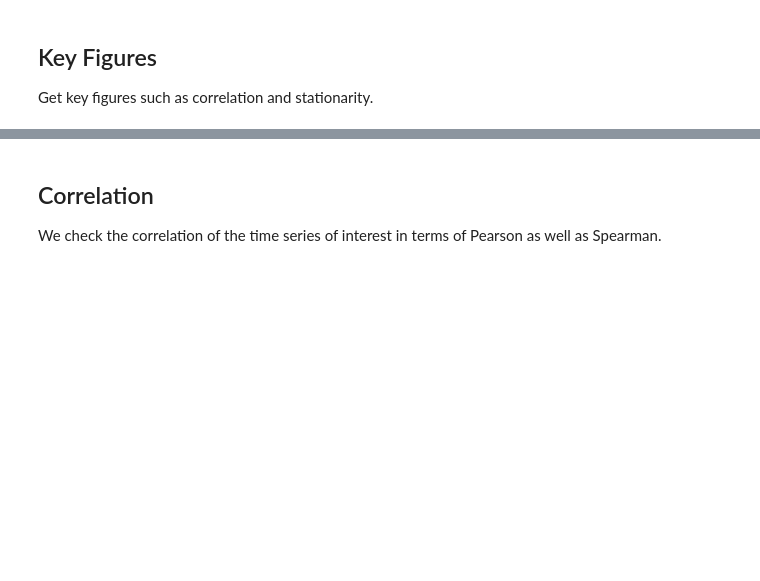
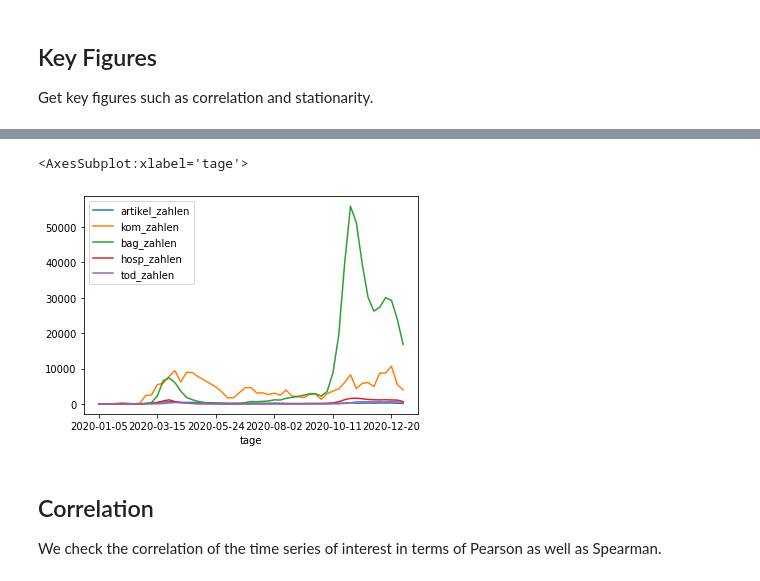
Before and after one commit to adrianari/corona-news-analysis, a Jupyter notebook: time-series/2zeitreihenanalyse.ipynb, the cells around one changed output, grey strips where cells are left out. Cells and saved outputs as stored; diff of their text form; code cells hidden in the pictures; blank space fills up the shorter version.

```diff
--- a/time-series/2zeitreihenanalyse.ipynb
+++ b/time-series/2zeitreihenanalyse.ipynb
@@ -5,7 +5,7 @@ import statsmodels.graphics.tsaplots
 from statsmodels.tsa.api import VAR
 from statsmodels.tsa.stattools import grangercausalitytests
 from statsmodels.stats.stattools import durbin_watson
-from statsmodels.tools.sm_exceptions import InfeasibleTestError
+#from statsmodels.tools.sm_exceptions import InfeasibleTestError
 import scipy.stats
 import pandas as pd
 import numpy as np
@@ -13,6 +13,8 @@ import scipy.signal
 import seaborn as sns
 import matplotlib as plt
 import matplotlib.pyplot as plty
+plty.rcParams['figure.figsize'] = (14,11)
+plt.rcParams['figure.figsize'] = (14,11)
 # %%
 #if this is the first time running the script, please let the next two lines commented to make sure the code works.
 #If the code runs, please feel free to uncomment and let the code rerun to ignore any warnings
@@ -61,13 +66,13 @@ Below, functions and other parts for the code are established. No need to change
+# %%
+#read in data and data cleaning
+df = pd.read_csv("weekly.csv")
 # %%
-#read in data and data cleaning
-df = pd.read_csv("zeitreihe.csv", delimiter = ",")
 df = df.set_index("tage")
 df = df.rename(columns = {"0": "artikel_zahlen",
                           "0_kom" : "kom_zahlen",
                           "entries_fall": "bag_zahlen",
                           "entries_hosp" : "hosp_zahlen",
                           "entries_tod": "tod_zahlen"})
-df = df.fillna(0)
 df = df.reset_index()
 df["month"] = pd.to_datetime(df["tage"]).dt.month
 # %%
@@ -420,3 +444,8 @@ x_sin
+# %%
+x.plot()
+# %% [output]
+<AxesSubplot:xlabel='tage'>
+[figure, added]
 # %% [markdown]
 ## Correlation
 
```
Also changed, not shown: parts of 19 cells of this notebook, 3 other files.
